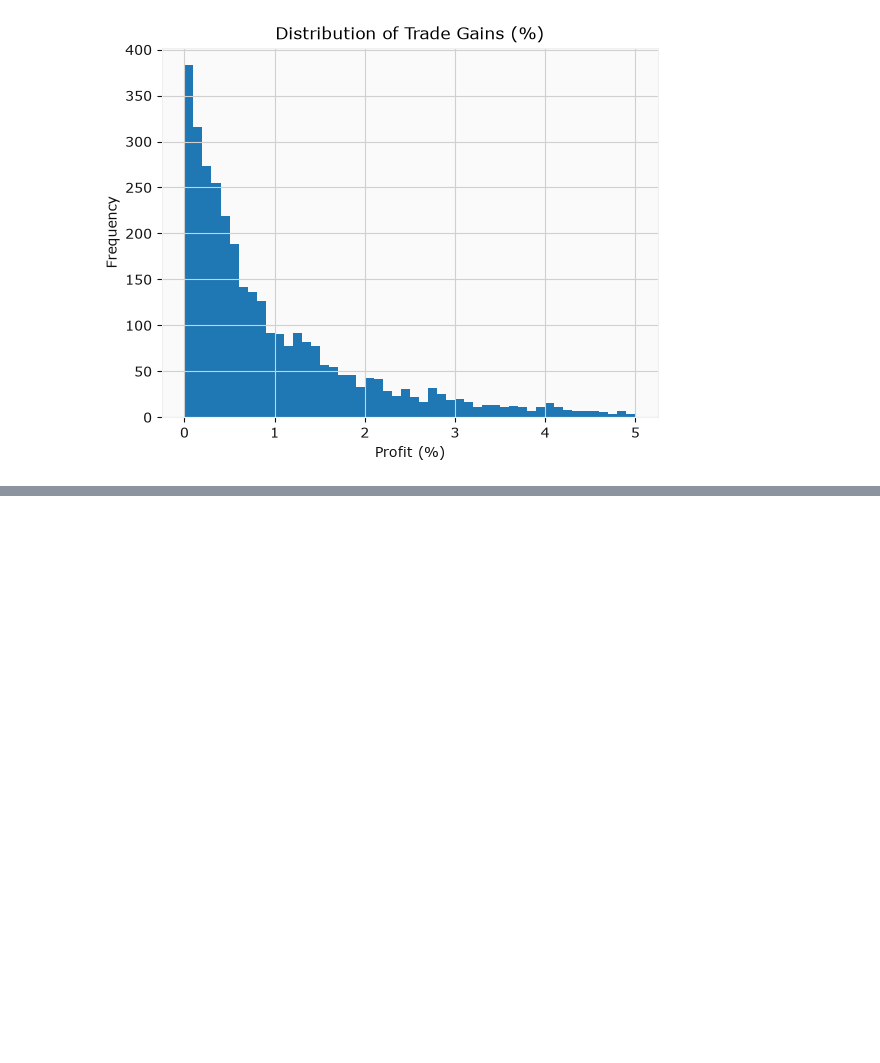
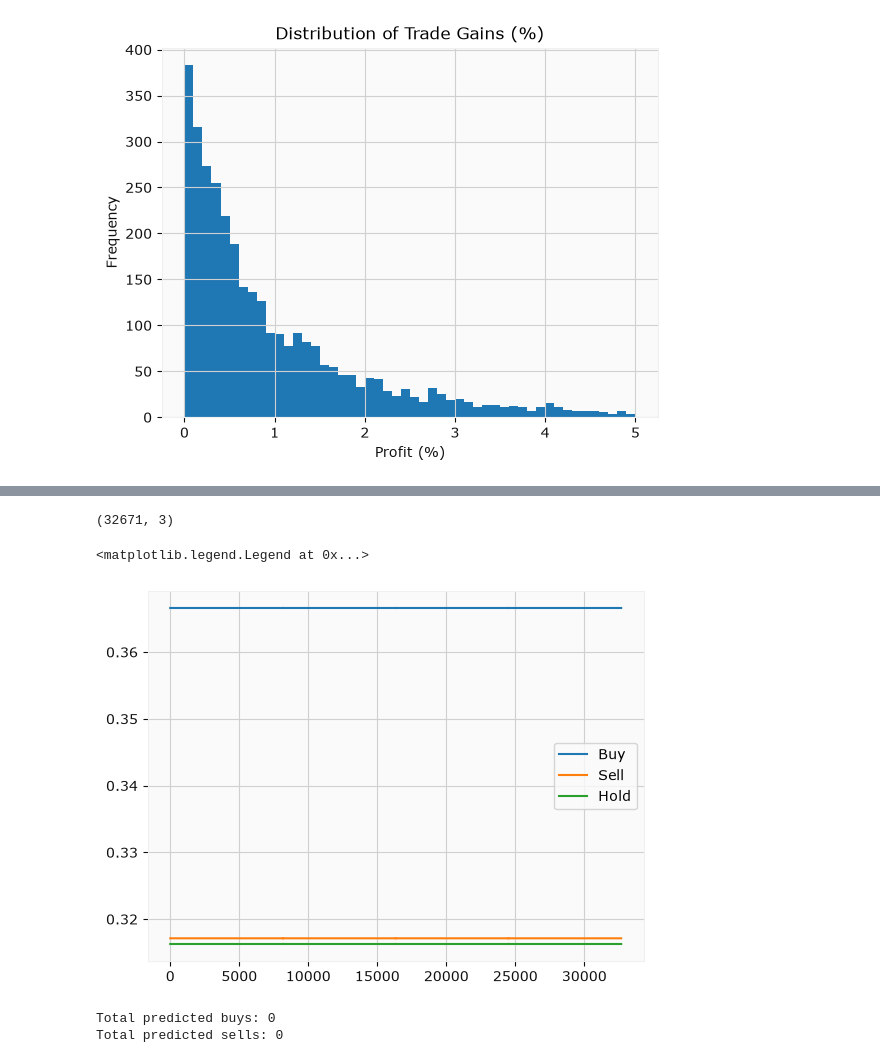
Before and after one commit to louisderveloy/Trader_Artificial_Intelligence, a Jupyter notebook: sample.ipynb, the cells around one changed output, grey strips where cells are left out. Drawn from its saved outputs; the diff is of its cells as text; code cells hidden in the pictures; blank space fills up the shorter version.

```diff
--- a/sample.ipynb
+++ b/sample.ipynb
@@ -383,0 +398,3 @@ nb of positions:  3368
+# %%
+train_data = generate_labels(train_data)
+test_data = generate_labels(test_data)
@@ -383,0 +494,9 @@ nb of positions:  3368
+# %%
+history = model.fit(
+    X_train, y_train,
+    epochs=EPOCHS,
+    batch_size=BATCH_SIZE,
+    validation_split=0.2,
+    shuffle=False,
+    class_weight=class_weight_dict
+)
@@ -383,0 +554,5 @@ nb of positions:  3368
+# %%
+# Cell 1: Simulate trading on the test data and extract signals
+# 1. Get predictions from the trained model
+print("Predicting signals on test data...")
+predictions = model.predict(X_test)
@@ -383,0 +562,38 @@ nb of positions:  3368
+# %%
+print(predictions.shape)
+
+plt.plot(predictions[:,0], label="Buy")
+plt.plot(predictions[:,1], label="Sell")
+plt.plot(predictions[:,2], label="Hold")
+plt.legend()
+# %% [output]
+(32671, 3)
+<matplotlib.legend.Legend at 0x...>
+[figure, added]
+# %%
+THRESHOLD = 0.65 # Le modèle doit être sûr à 65% pour déclencher un trade
+predicted_classes = []
+for prob in predictions:
+    # prob contient 3 probabilités : [prob_hold, prob_buy, prob_sell]
+    if prob[1] > THRESHOLD:
+        predicted_classes.append(1)  # Conviction forte -> Buy
+    elif prob[2] > THRESHOLD:
+        predicted_classes.append(2)  # Conviction forte -> Sell
+    else:
+        predicted_classes.append(0)  # Conviction faible -> Hold par défaut
+
+# 2. Map predictions back to string labels
+reverse_mapping = {0: "hold", 1: "buy", 2: "sell"}
+predicted_labels = [reverse_mapping[c] for c in predicted_classes]
+
+# 3. Align predictions with the test_data DataFrame
+# Since the first WINDOW_SIZE candles were used to predict the next one,
+# the predictions align with test_data starting from index WINDOW_SIZE.
+df_results = test_data.iloc[WINDOW_SIZE:].copy()
+df_results["predicted_signal"] = predicted_labels
+
+print(f"Total predicted buys: {len(df_results[df_results['predicted_signal'] == 'buy'])}")
+print(f"Total predicted sells: {len(df_results[df_results['predicted_signal'] == 'sell'])}")
+# %% [output]
+Total predicted buys: 0
+Total predicted sells: 0
```
Also changed, not shown: parts of 16 cells of this notebook.
